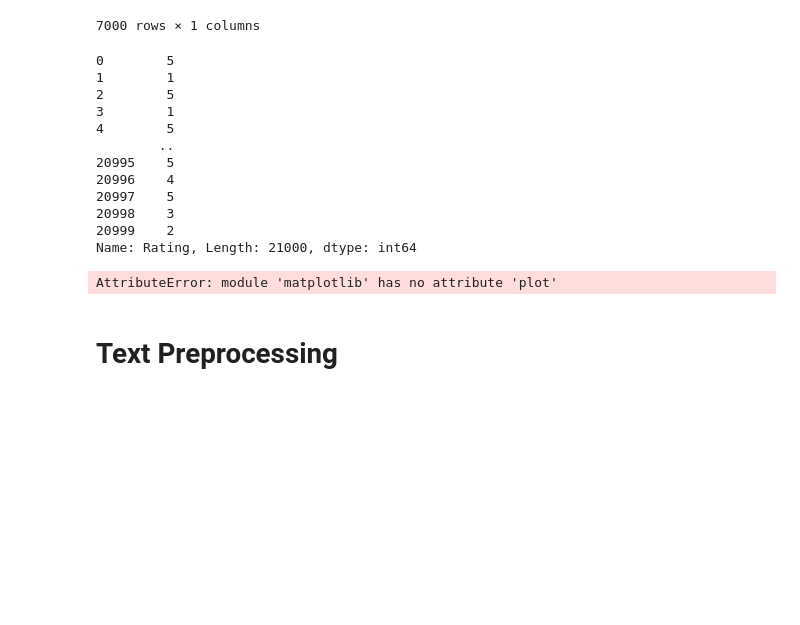
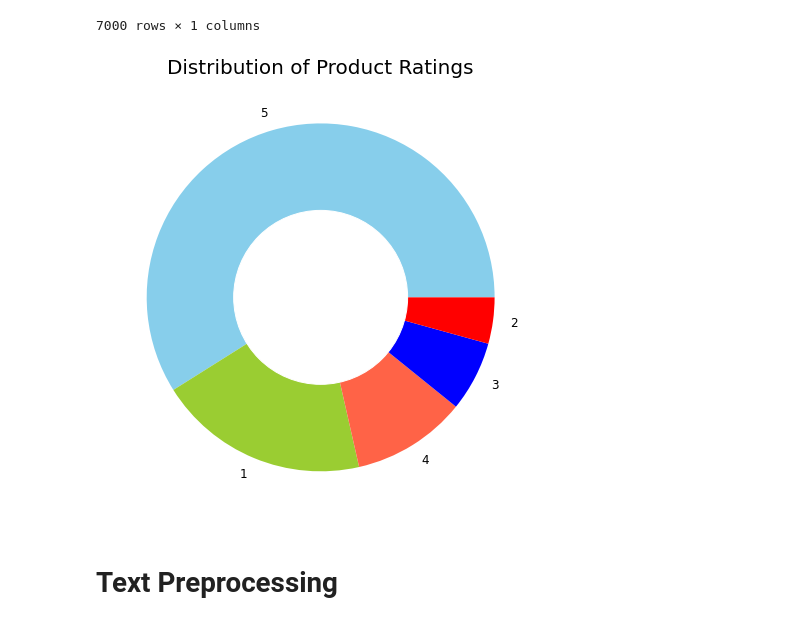
Before and after one commit to Yugal308/Sentiment-Analysis, a Jupyter notebook: Sentiment_Analysis.ipynb, the cells around one changed output. Cells and saved outputs as stored; diff of their text form; code cells hidden in the pictures; blank space fills up the shorter version.

```diff
--- a/Sentiment_Analysis.ipynb
+++ b/Sentiment_Analysis.ipynb
@@ -41,19 +42,3 @@ test
 | 6998 | give coins 500000 |
 | 6999 | Good game |
 7000 rows × 1 columns
-# %%
-rating = train['Rating']
-rating
-# %% [output]
-0        5
-1        1
-2        5
-3        1
-4        5
-        ..
-20995    5
-20996    4
-20997    5
-20998    3
-20999    2
-Name: Rating, Length: 21000, dtype: int64
@@ -62,7 +45,19 @@ import matplotlib as plt
-# %%
-plt.plot(rating)
-# %% [output]
-AttributeError: module 'matplotlib' has no attribute 'plot'
+# %%
+ratings = train["Rating"].value_counts()
+numbers = ratings.index
+quantity = ratings.values
+
+custom_colors = ["skyblue", "yellowgreen", 'tomato', "blue", "red"]
+plt.figure(figsize=(10, 8))
+plt.pie(quantity, labels=numbers, colors=custom_colors)
+central_circle = plt.Circle((0, 0),0.5, color='white')
+fig = plt.gcf()
+fig.gca().add_artist(central_circle)
+plt.rc('font', size=12)
+plt.title("Distribution of Product Ratings", fontsize=20)
+plt.show()
+# %% [output]
+[figure, added]
 # %% [markdown]
 # Text Preprocessing
 # %%
```
Also changed, not shown: parts of 4 cells of this notebook.
